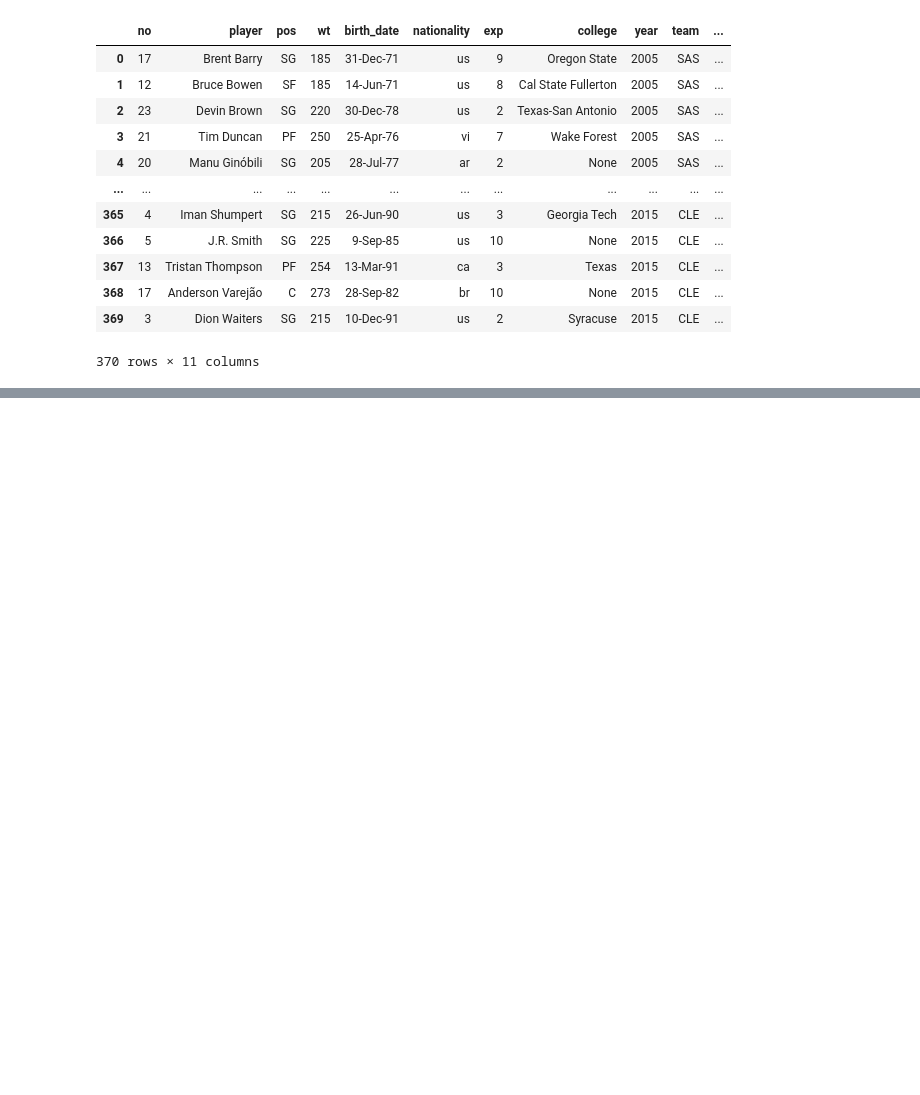
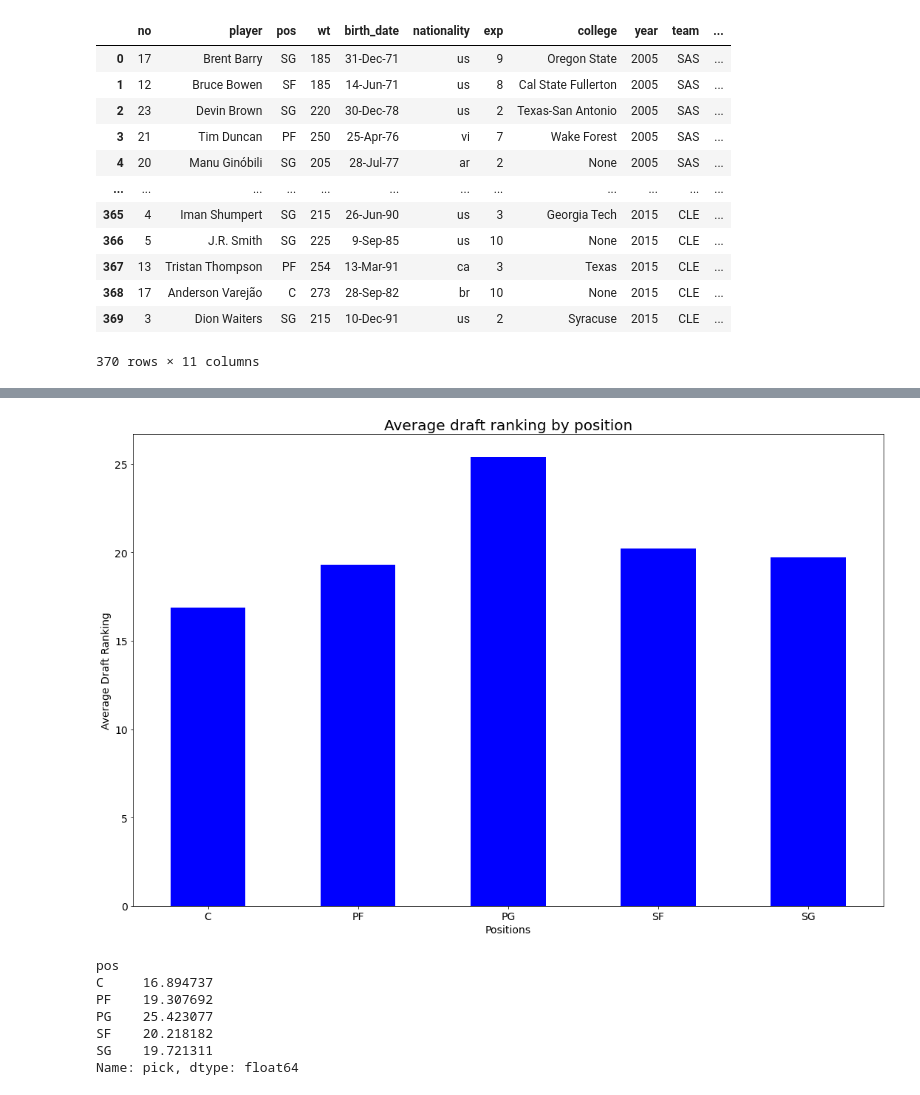
Before and after one commit to alexmartinez1745/ETL-Project, a Jupyter notebook: roster_reader.ipynb, the cells around one changed output, grey strips where cells are left out. Drawn from its saved outputs; the diff is of its cells as text; code cells hidden in the pictures; blank space fills up the shorter version.

```diff
--- a/roster_reader.ipynb
+++ b/roster_reader.ipynb
@@ -110,0 +111,23 @@ finals_draft
+# %%
+# lets select some columns and make some visuals
+pos_groupby= finals_draft.groupby(["pos"]).mean()["pick"]
+
+
+plot_pandas = pos_groupby.plot.bar(figsize=(15,10), color='b',fontsize = 14)
+pos_groupby
+plt.xlabel("Positions",fontsize = 14)
+plt.ylabel("Average Draft Ranking",fontsize = 14)
+plt.title("Average draft ranking by position",fontsize = 20)
+plt.xticks(rotation = 0)
+plt.tight_layout()
+plt.show()
+pos_groupby
+# %% [output]
+[figure, added]
+pos
+C     16.894737
+PF    19.307692
+PG    25.423077
+SF    20.218182
+SG    19.721311
+Name: pick, dtype: float64
```
Also changed, not shown: parts of 2 cells of this notebook.
